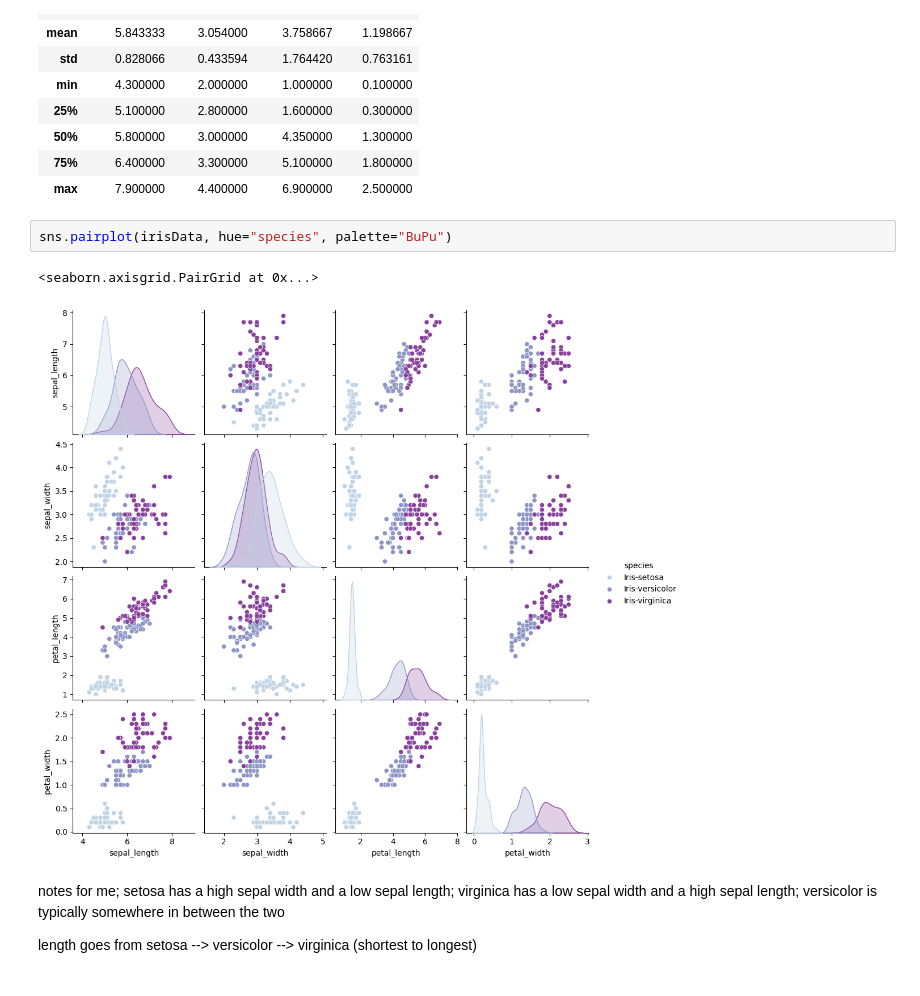
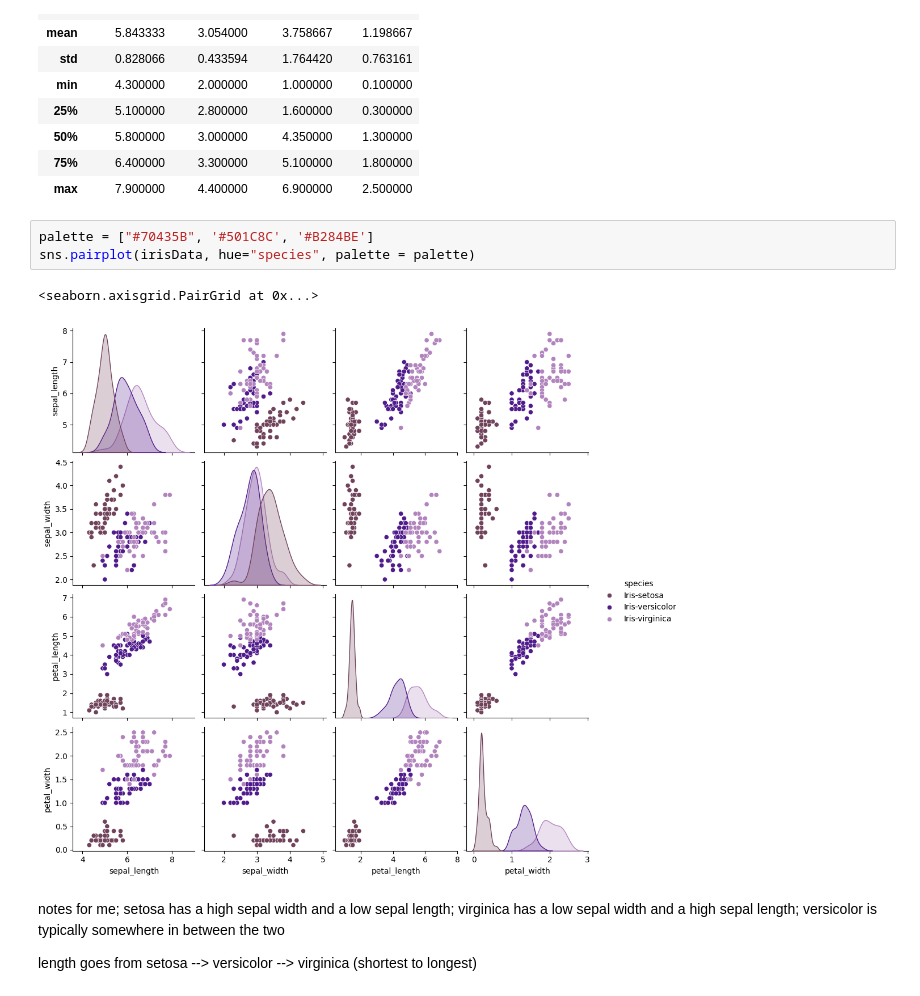
Before and after one commit to eliasangelss/irisflower, a Jupyter notebook: model.ipynb, the cells around one changed output. Saved outputs shown, nothing was run; the diff lists cells and outputs as text.

```diff
--- a/model.ipynb
+++ b/model.ipynb
@@ -39,10 +40,11 @@ irisData.describe()
 | 75% | 6.400000 | 3.300000 | 5.100000 | 1.800000 |
 | max | 7.900000 | 4.400000 | 6.900000 | 2.500000 |
 # %%
-sns.pairplot(irisData, hue="species", palette="BuPu")
+palette = ["#70435B", '#501C8C', '#B284BE']
+sns.pairplot(irisData, hue="species", palette = palette)
 # %% [output]
 <seaborn.axisgrid.PairGrid at 0x...>
-[figure, old version]
+[figure, new version]
 # %% [markdown]
 notes for me;
 setosa has a high sepal width and a low sepal length; virginica has a low sepal width and a high sepal length; versicolor is typically somewhere in between the two
```
Also changed, not shown: parts of 5 cells of this notebook.
